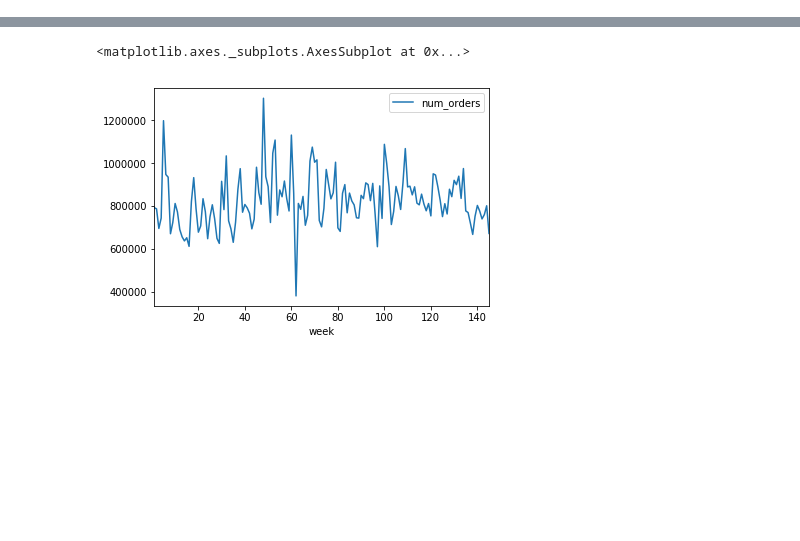
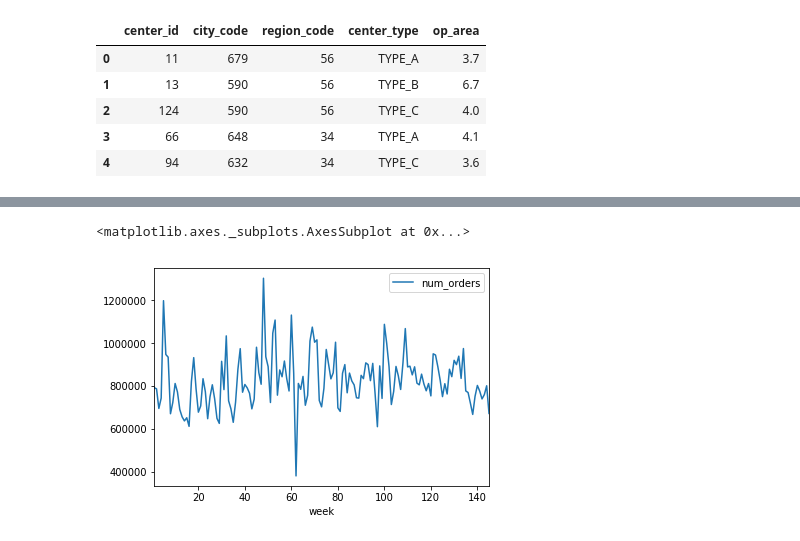
Before and after one commit to elkassiri/DFC, a Jupyter notebook: DFC.ipynb, the cells around one changed output, grey strips where cells are left out. Saved outputs shown, nothing was run; the diff lists cells and outputs as text; code cells hidden in the pictures; blank space fills up the shorter version.

```diff
--- a/DFC.ipynb
+++ b/DFC.ipynb
@@ -21,0 +30,11 @@ train.head()
+# %%
+#center data, unique by center_id
+fc=pd.read_csv('fulfilment_center_info.csv')
+fc.head()
+# %% [output]
+|  | center_id | city_code | region_code | center_type | op_area |
+| 0 | 11 | 679 | 56 | TYPE_A | 3.7 |
+| 1 | 13 | 590 | 56 | TYPE_B | 6.7 |
+| 2 | 124 | 590 | 56 | TYPE_C | 4.0 |
+| 3 | 66 | 648 | 34 | TYPE_A | 4.1 |
+| 4 | 94 | 632 | 34 | TYPE_C | 3.6 |
```
Also changed, not shown: parts of 6 cells of this notebook.
